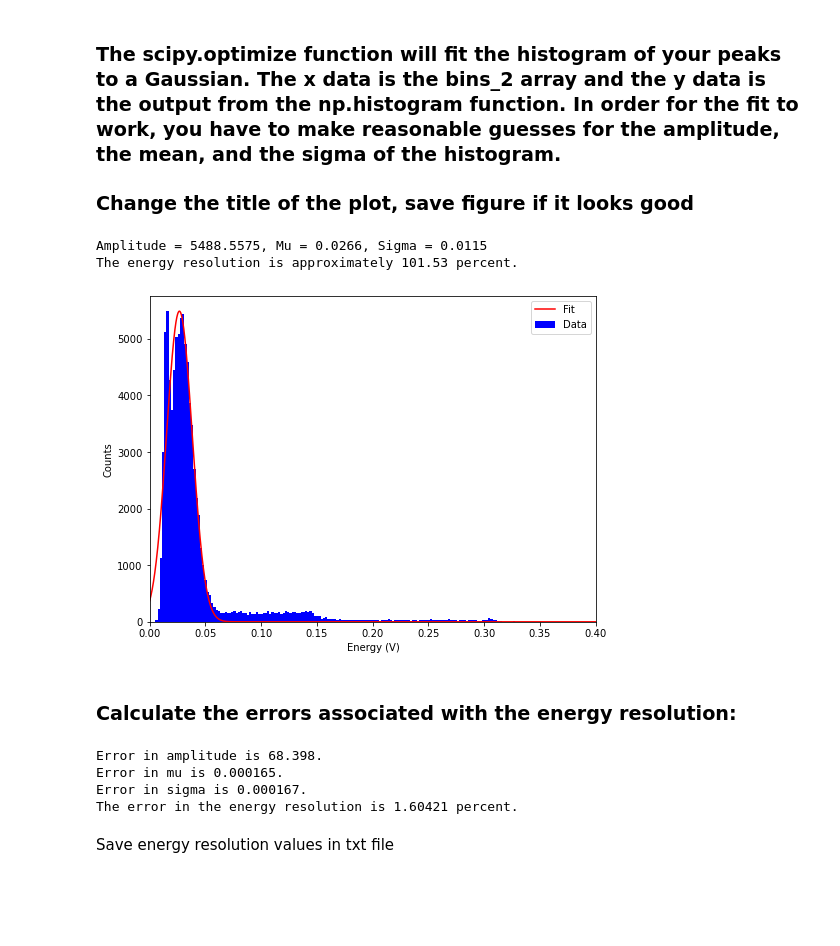
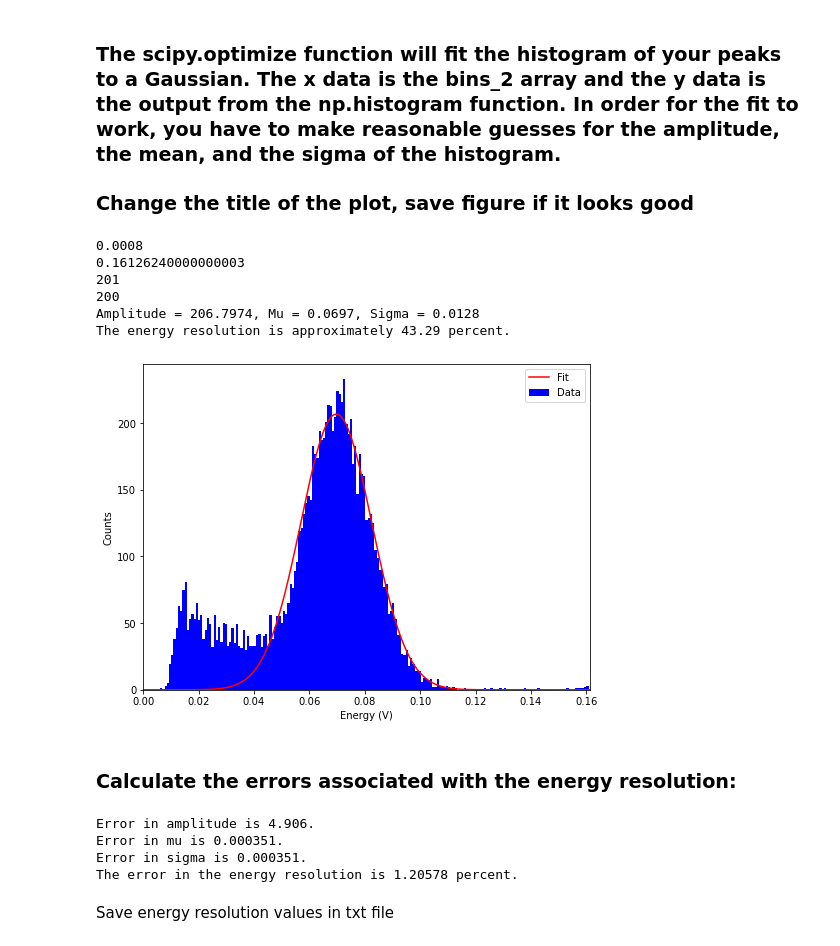
Before and after one commit to AstroPix/analogCollection_scope, a Jupyter notebook: energyResolution.ipynb, the cells around one changed output. Saved outputs shown, nothing was run; the diff lists cells and outputs as text; code cells hidden in the pictures; blank space fills up the shorter version.

Commit message:
Set energy resolution bin size by scope scaling as read in from scaling dictionary

```diff
--- a/energyResolution.ipynb
+++ b/energyResolution.ipynb
@@ -16,8 +15,8 @@ import enResFit
 Define output file and data set names
 # %%
 #path='/Users/asteinhe/AstroPixData/102021_amp1/'
-path='../dataOut/102021_amp1/'
-outName='cobalt57_14h'
+path='/Users/asteinhe/AstroPixData/102021_amp1/'
+outName='cadmium109_45min'
 dsName='run1'
 # %% [markdown]
 Boolean run options
@@ -69,12 +68,26 @@ if savePlots:
 # %% [markdown]
 ### The scipy.optimize function will fit the histogram of your peaks to a Gaussian. The x data is the bins_2 array and the y data is the output from the np.histogram function. In order for the fit to work, you have to make reasonable guesses for the amplitude, the mean, and the sigma of the histogram.
 ### Change the title of the plot, save figure if it looks good
+# %%
+f.close()
+g = h5py.File(path+outName+'_scaling.h5py', 'a')
+scalingDict=np.array(g[dsName+"_scaling"])
+#get scale of scope - voltage resolution
+scale=scalingDict[3] #3rd value = YMULT
+
+g.close()
+f = h5py.File(path+outName+'.h5py', 'a')
+peaks=f[dsName+'_peaks']
 # %%
-popt, en_res, pcov=enResFit.GaussFit(peaks,savePlots)
+popt, en_res, pcov=enResFit.GaussFit(peaks,scale,savePlots)
 # %% [output]
-Amplitude = 5488.5575, Mu = 0.0266, Sigma = 0.0115
-The energy resolution is approximately 101.53 percent.
+0.0008
+0.16126240000000003
+201
+200
+Amplitude = 206.7974, Mu = 0.0697, Sigma = 0.0128
+The energy resolution is approximately 43.29 percent.
-[figure, old version]
+[figure, new version]
 # %% [markdown]
 ### Calculate the errors associated with the energy resolution:
 # %%
@@ -87,10 +100,10 @@ stdev_er = np.sqrt(((partial_sigma**2)*(Sigma_err**2))+((partial_mu**2)*(Mu_err)
 print("Error in amplitude is %0.3f. \nError in mu is %0.6f. \nError in sigma is %0.6f." %(Amp_err, Mu_err, Sigma_err))
 print("The error in the energy resolution is %0.5f percent."%(stdev_er))
 # %% [output]
-Error in amplitude is 68.398.
-Error in mu is 0.000165.
-Error in sigma is 0.000167.
-The error in the energy resolution is 1.60421 percent.
+Error in amplitude is 4.906.
+Error in mu is 0.000351.
+Error in sigma is 0.000351.
+The error in the energy resolution is 1.20578 percent.
 # %% [markdown]
 Save energy resolution values in txt file
 # %%
```
Also changed, not shown: parts of 6 cells of this notebook, 1 other file.
